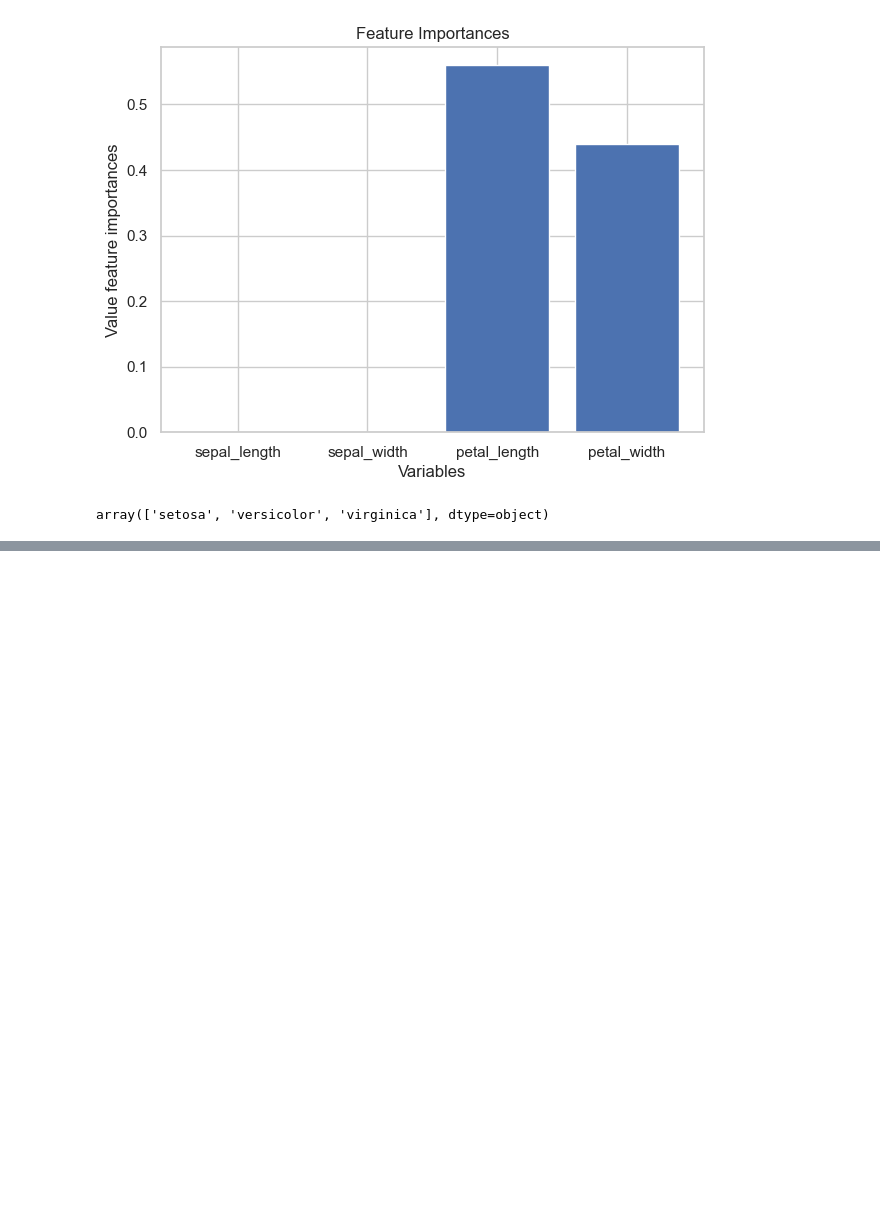
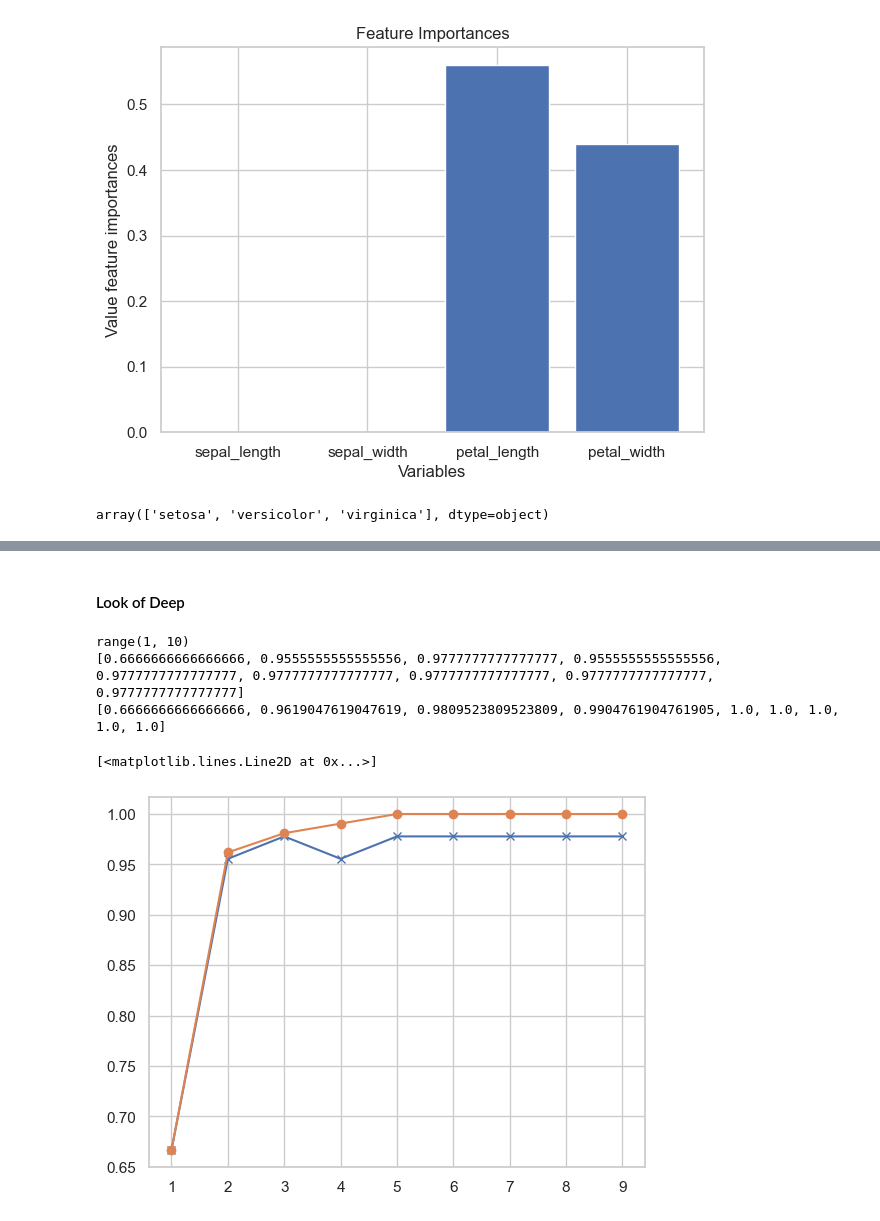
Before and after one commit to dparedes616/classification_iris, a Jupyter notebook: iris_clasificación.ipynb, the cells around one changed output, grey strips where cells are left out. Saved outputs shown, nothing was run; the diff lists cells and outputs as text; code cells hidden in the pictures; blank space fills up the shorter version.

Commit message:
tree clasification

```diff
--- a/iris_clasificación.ipynb
+++ b/iris_clasificación.ipynb
@@ -500,3 +502,36 @@ with open("tree.dot") as f:dot_graph = f.read()
 display(graphviz.Source(dot_graph))
 # %% [output]
 [drawing not drawn]
+# %% [markdown]
+#### Look of Deep
+# %%
+deep = range(1,10)
+acc_test = []
+acc_train = []
+
+for i in deep:
+    Model_tree = DecisionTreeClassifier(random_state=0, max_depth=i)
+    Model_tree.fit(X_train, y_train)
+
+    y_pred = Model_tree.predict(X_test)
+    y_pred2 = Model_tree.predict(X_train)
+
+    metrica = accuracy_score(y_test, y_pred)
+    metrica2 = accuracy_score(y_train, y_pred2)
+
+    acc_test.append(metrica)
+    acc_train.append(metrica2)
+
+print(deep)
+print(acc_test)
+print(acc_train)
+# %% [output]
+range(1, 10)
+[0.6666666666666666, 0.9555555555555556, 0.9777777777777777, 0.9555555555555556, 0.9777777777777777, 0.9777777777777777, 0.9777777777777777, 0.9777777777777777, 0.9777777777777777]
+[0.6666666666666666, 0.9619047619047619, 0.9809523809523809, 0.9904761904761905, 1.0, 1.0, 1.0, 1.0, 1.0]
+# %%
+plt.plot(deep,acc_test,marker="x")
+plt.plot(deep,acc_train, marker="o")
+# %% [output]
+[<matplotlib.lines.Line2D at 0x...>]
+[figure, added]
```
Also changed, not shown: parts of 4 cells of this notebook.
